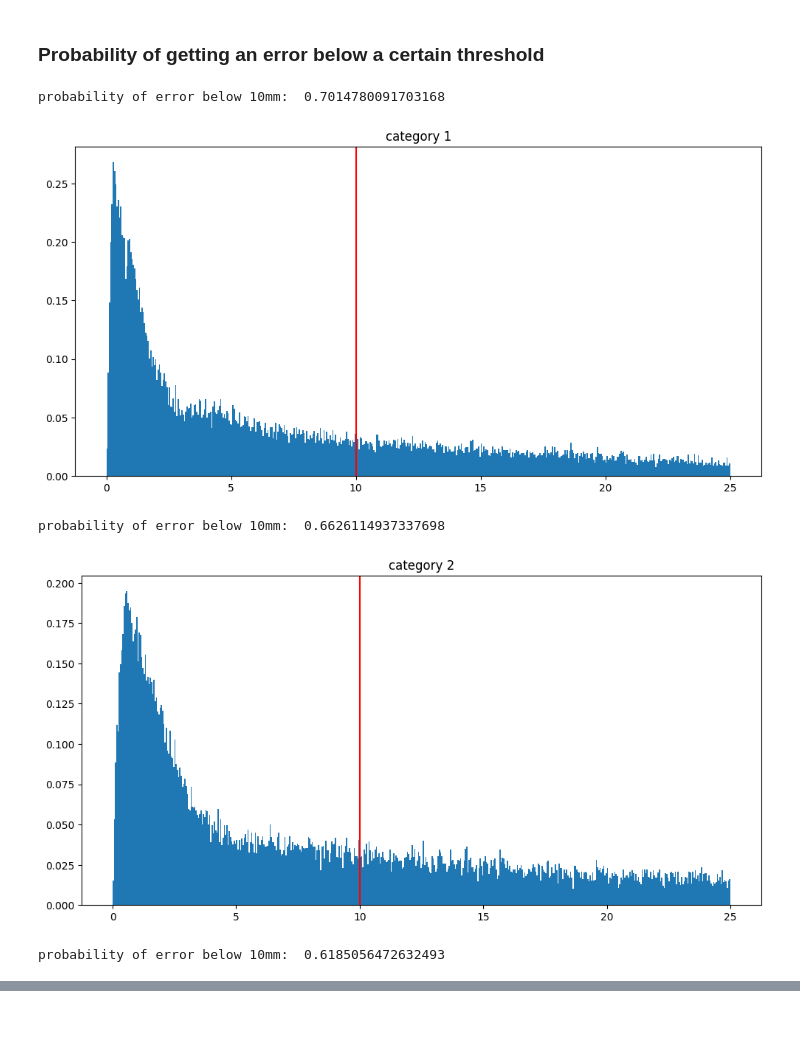
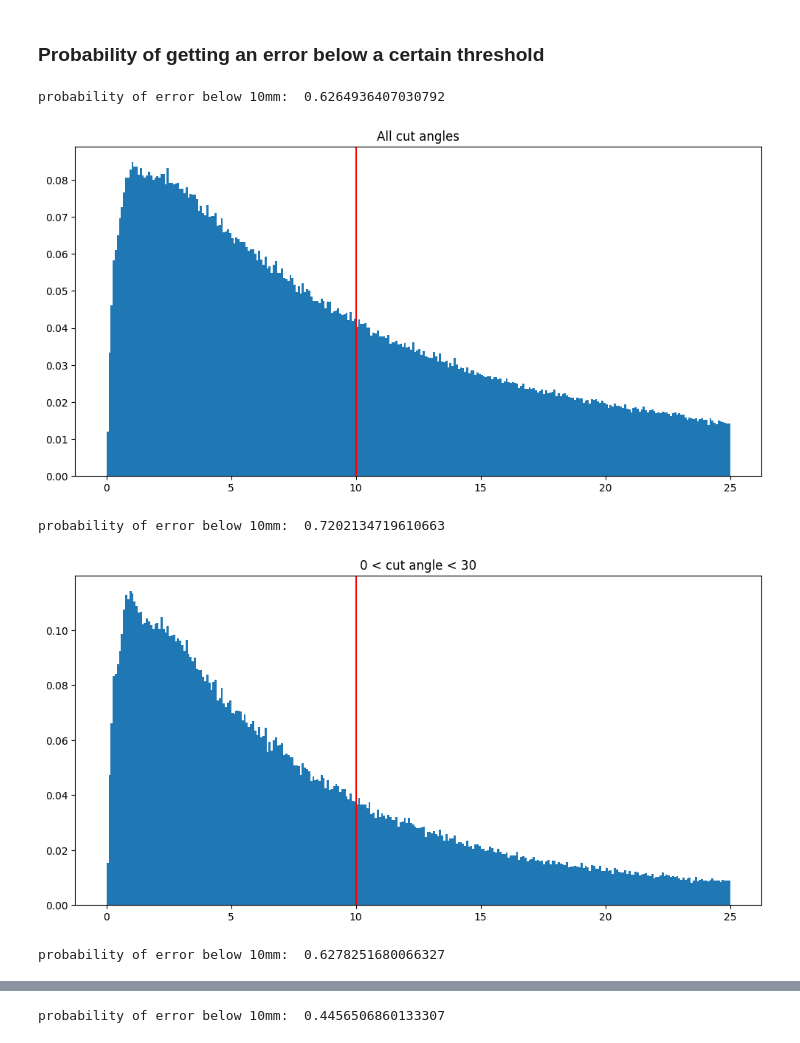
Before and after one commit to opticsensors/pool-playing-robot, a Jupyter notebook: examples/error_analysis/data_analysis_actuator.ipynb, the cells around one changed output, grey strips where cells are left out. Cells and saved outputs as stored; diff of their text form; code cells hidden in the pictures.

```diff
--- a/examples/error_analysis/data_analysis_actuator.ipynb
+++ b/examples/error_analysis/data_analysis_actuator.ipynb
@@ -46,10 +46,10 @@ plt.show()
 # %% [markdown]
 We divide our shots in 3 categories depending on the angle: the closest the angle is to 180 degrees, the better
 # %%
-data['difficulty_angle']=np.pi-data['alpha']-data['beta']
-data.loc[(data['difficulty_angle']<np.pi) & (data['difficulty_angle']> (5/6)*np.pi), 'difficulty_category'] = 1
-data.loc[(data['difficulty_angle']<(5/6)*np.pi) & (data['difficulty_angle']> (4/6)*np.pi), 'difficulty_category'] = 2
-data.loc[(data['difficulty_angle']<(4/6)*np.pi) & (data['difficulty_angle']> (3/6)*np.pi), 'difficulty_category'] = 3
+data['cut_angle']=np.degrees(data['alpha']+data['beta'])
+data.loc[(data['cut_angle']<30) & (data['cut_angle']> 0), 'difficulty_category'] = 1
+data.loc[(data['cut_angle']<60) & (data['cut_angle']> 30), 'difficulty_category'] = 2
+data.loc[(data['cut_angle']<90) & (data['cut_angle']> 60), 'difficulty_category'] = 3
 # %% [markdown]
 ### Visualization of data
 # %% [markdown]
@@ -59,20 +59,21 @@ import numpy as np
 import matplotlib.pyplot as plt
 
 y = data['delta'].values
-x=['b','a','d','difficulty_angle']
+x=['b','a','d','cut_angle']
+x_label_names=['b [mm]','a [mm]','d [mm]','cut_angle [degrees]']
 
 fig = plt.figure(1,figsize=(20, 5))
 
 columns = 4
 rows = 1
 
-for i,col_name in zip(range(1, columns*rows+1),x):
+for i,col_name,col_label_name in zip(range(1, columns*rows+1),x,x_label_names):
 
     x=data[col_name].values
     fig.add_subplot(rows, columns, i)
-    plt.scatter(x, y)
-    plt.xlabel(col_name)
-    plt.ylabel('delta')
+    plt.scatter(x, y, color=(91/255,155/255,213/255), s=1)
+    plt.xlabel(col_label_name)
+    plt.ylabel('Delta error [mm]')
 
 plt.tight_layout()
 plt.show()
@@ -95,11 +96,13 @@ fig = plt.figure(1,figsize=(20, 5))
 columns = 4
 rows = 1
 
-for category,i,delta_type in zip(['all deltas', 'category 1', 'category 2', 'category 3'],range(1, columns*rows+1),list_deltas):
+for category,i,delta_type in zip(['All cut angles', '0 < cut angle < 30', '30 < cut angle < 60', '60 < cut angle < 90'],range(1, columns*rows+1),list_deltas):
 
     fig.add_subplot(rows, columns, i)
     plt.title(category)
-    plt.hist(delta_type, bins=50,range=[0, 25], density=True)
+    plt.hist(delta_type, bins=50 ,range=[0, 25], density=True, color=(91/255,155/255,213/255))
+    plt.xlabel('Delta error [mm]')
+
 
 plt.tight_layout()
 plt.show()
@@ -128,31 +131,31 @@ plt.show()
 ### Probability of getting an error below a certain threshold
 # %%
 threshold=10
-num_bins=500
+num_bins=300
 
-for category,deltas_category in enumerate([deltas_category1,deltas_category2,deltas_category3]):
+for category,deltas_category in zip(['All cut angles', '0 < cut angle < 30', '30 < cut angle < 60', '60 < cut angle < 90'], [deltas,deltas_category1,deltas_category2,deltas_category3]):
     arr_pdf,arr_bins=np.histogram(deltas_category, bins = num_bins,range=[0, 25],density=True)
 
     #in order to match dimensions of bins and pdf arrays we get rid of last bins element
     arr_bins_cropped=arr_bins[:-1]
     arr_bins_thresholded=arr_bins_cropped[arr_bins_cropped<threshold]
 
     #in order to have the same dimension between _pdf and np.diff(_bins), _bins need to have one
     #more element than _pdf (i.e., _pdf need to have one less element than _bins)
     arr_pdf_thresholded=arr_pdf[arr_bins_cropped<threshold][:-1]
     area=np.sum(arr_pdf_thresholded* np.diff(arr_bins_thresholded))
     print(f'probability of error below {threshold}mm: ', area)
 
     #plot computed probability
     fig = plt.figure(1,figsize=(10, 5))
     plt.hist(deltas_category, bins = num_bins, range=[0, 25],density=True)
     plt.axvline(x=threshold, color='r')
     plt.tight_layout()
-    plt.title(f'category {category+1}')
+    plt.title(f'{category}')
     plt.show()
 # %% [output]
-probability of error below 10mm:  0.7014780091703168
+probability of error below 10mm:  0.6264936407030792
-[figure, old version]
+[figure, new version]
-probability of error below 10mm:  0.6626114937337698
+probability of error below 10mm:  0.7202134719610663
-[figure, old version]
+[figure, new version]
-probability of error below 10mm:  0.6185056472632493
+probability of error below 10mm:  0.6278251680066327
@@ -159,0 +163 @@ probability of error below 10mm:  0.6185056472632493
+probability of error below 10mm:  0.4456506860133307
```
Also changed, not shown: parts of 6 cells of this notebook, 5 other files.
